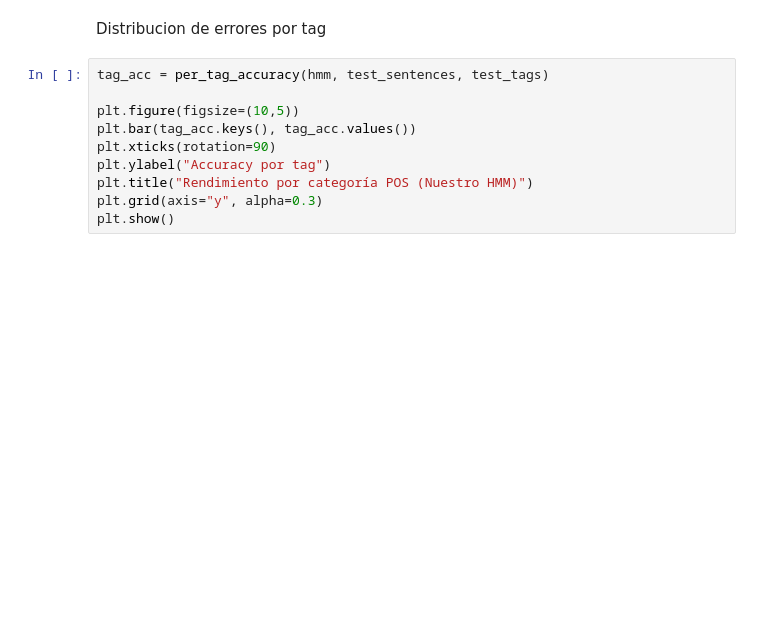
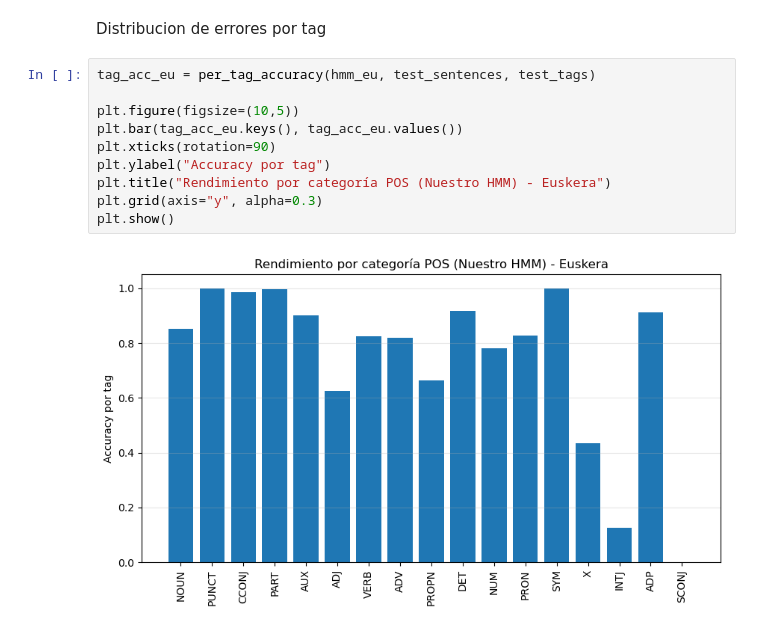
Before and after one commit to B-Alkain/Syntax_Project, a Jupyter notebook: POS_Tagger.ipynb, the cells around one changed output. Drawn from its saved outputs; the diff is of its cells as text; blank space fills up the shorter version.

```diff
--- a/POS_Tagger.ipynb
+++ b/POS_Tagger.ipynb
@@ -302,12 +414,14 @@ plt.show()
 # %% [markdown]
 Distribucion de errores por tag
 # %%
-tag_acc = per_tag_accuracy(hmm, test_sentences, test_tags)
+tag_acc_eu = per_tag_accuracy(hmm_eu, test_sentences, test_tags)
 
 plt.figure(figsize=(10,5))
-plt.bar(tag_acc.keys(), tag_acc.values())
+plt.bar(tag_acc_eu.keys(), tag_acc_eu.values())
 plt.xticks(rotation=90)
 plt.ylabel("Accuracy por tag")
-plt.title("Rendimiento por categoría POS (Nuestro HMM)")
+plt.title("Rendimiento por categoría POS (Nuestro HMM) - Euskera")
 plt.grid(axis="y", alpha=0.3)
 plt.show()
+# %% [output]
+[figure, added]
```
Also changed, not shown: parts of 15 cells of this notebook.
